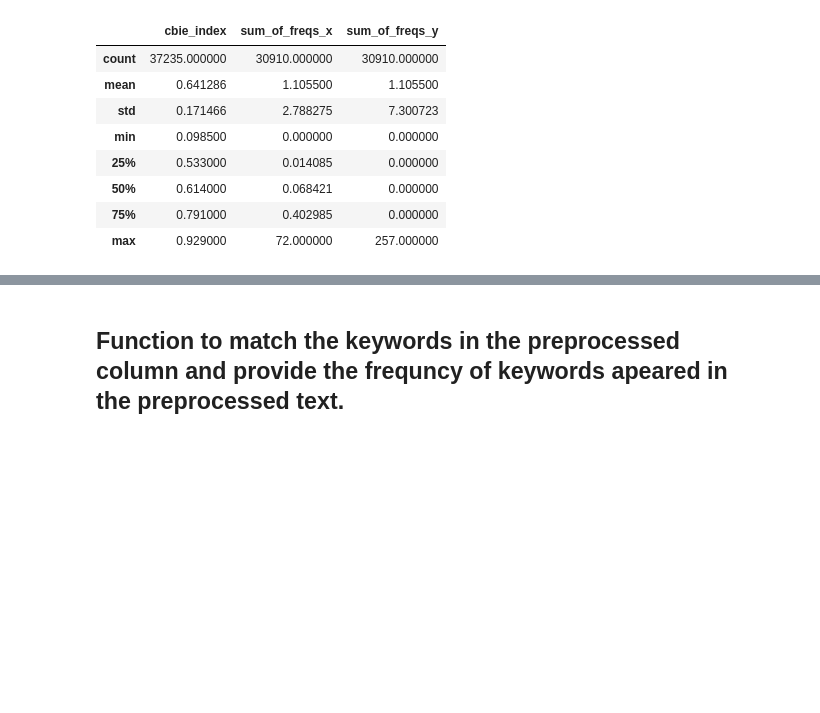
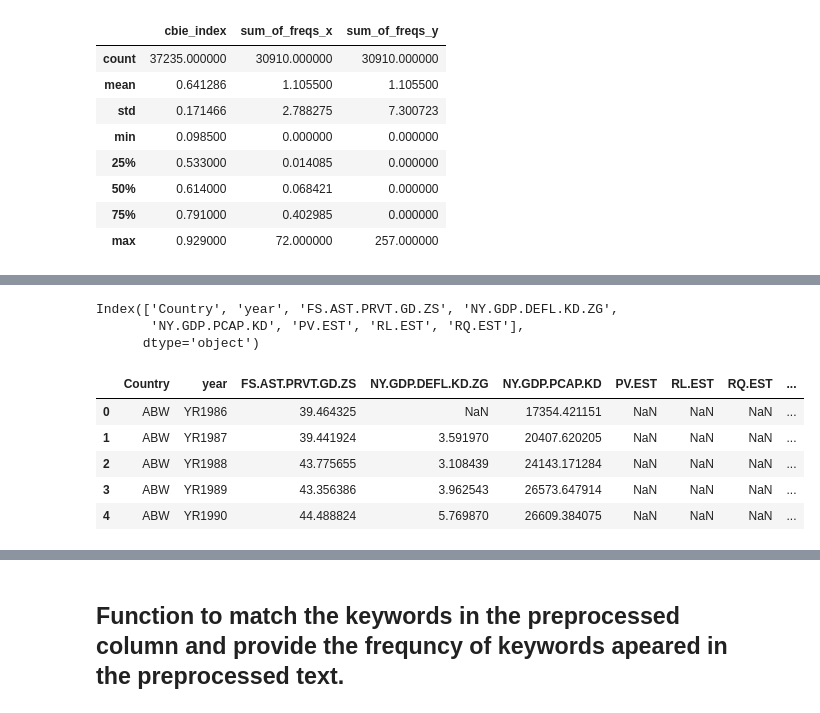
Before and after one commit to rizwan-mushtaq-blog/Project_CBS, a Jupyter notebook: CCS_CBI.ipynb, the cells around one changed output, grey strips where cells are left out. Saved outputs shown, nothing was run; the diff lists cells and outputs as text; code cells hidden in the pictures; blank space fills up the shorter version.

```diff
--- a/CCS_CBI.ipynb
+++ b/CCS_CBI.ipynb
@@ -686,0 +671,18 @@ Notes:
+# %%
+# prompt: using this command (wb) download the data from the world bank and add a year column as well df_wb = wb.data.DataFrame(['NY.GDP.PCAP.KD','NY.GDP.DEFL.KD.ZG','PV.EST','RL.EST','RQ.EST'], time=range(1986, 2023), skipBlanks=True, columns='series')
+
+import pandas as pd
+import wbgapi as wb
+
+# Assuming 'wb' is already initialized as in your provided code
+
+df_wb = wb.data.DataFrame(['NY.GDP.PCAP.KD','NY.GDP.DEFL.KD.ZG', 'FS.AST.PRVT.GD.ZS','GFDD.DM.01','PV.EST','RL.EST','RQ.EST'], time=range(1986, 2023), skipBlanks=True, columns='series')
+
+# Reset the index to make 'economy' and 'time' regular columns
+df_wb = df_wb.reset_index()
+
+# Rename columns for clarity
+df_wb = df_wb.rename(columns={'economy': 'Country', 'time': 'year'})
+
+# Display the first few rows of the DataFrame to verify
+print(df_wb.head())
@@ -686,0 +703,21 @@ Notes:
+# %%
+# prompt: list the names of columns in the df_wb
+
+df_wb.columns
+# %% [output]
+Index(['Country', 'year', 'FS.AST.PRVT.GD.ZS', 'NY.GDP.DEFL.KD.ZG',
+       'NY.GDP.PCAP.KD', 'PV.EST', 'RL.EST', 'RQ.EST'],
+      dtype='object')
+# %%
+# prompt: remove YR (prefix) from the column 'time' in dataframe df_wb and create a new column named Year
+
+# Assuming df_wb is your DataFrame
+df_wb['Year'] = df_wb['year'].astype(str).str.replace('YR', '', regex=False)
+df_wb.head()
+# %% [output]
+|  | Country | year | FS.AST.PRVT.GD.ZS | NY.GDP.DEFL.KD.ZG | NY.GDP.PCAP.KD | PV.EST | RL.EST | RQ.EST | ... |
+| 0 | ABW | YR1986 | 39.464325 | NaN | 17354.421151 | NaN | NaN | NaN | ... |
+| 1 | ABW | YR1987 | 39.441924 | 3.591970 | 20407.620205 | NaN | NaN | NaN | ... |
+| 2 | ABW | YR1988 | 43.775655 | 3.108439 | 24143.171284 | NaN | NaN | NaN | ... |
+| 3 | ABW | YR1989 | 43.356386 | 3.962543 | 26573.647914 | NaN | NaN | NaN | ... |
+| 4 | ABW | YR1990 | 44.488824 | 5.769870 | 26609.384075 | NaN | NaN | NaN | ... |
```
Also changed, not shown: parts of 22 cells of this notebook.
